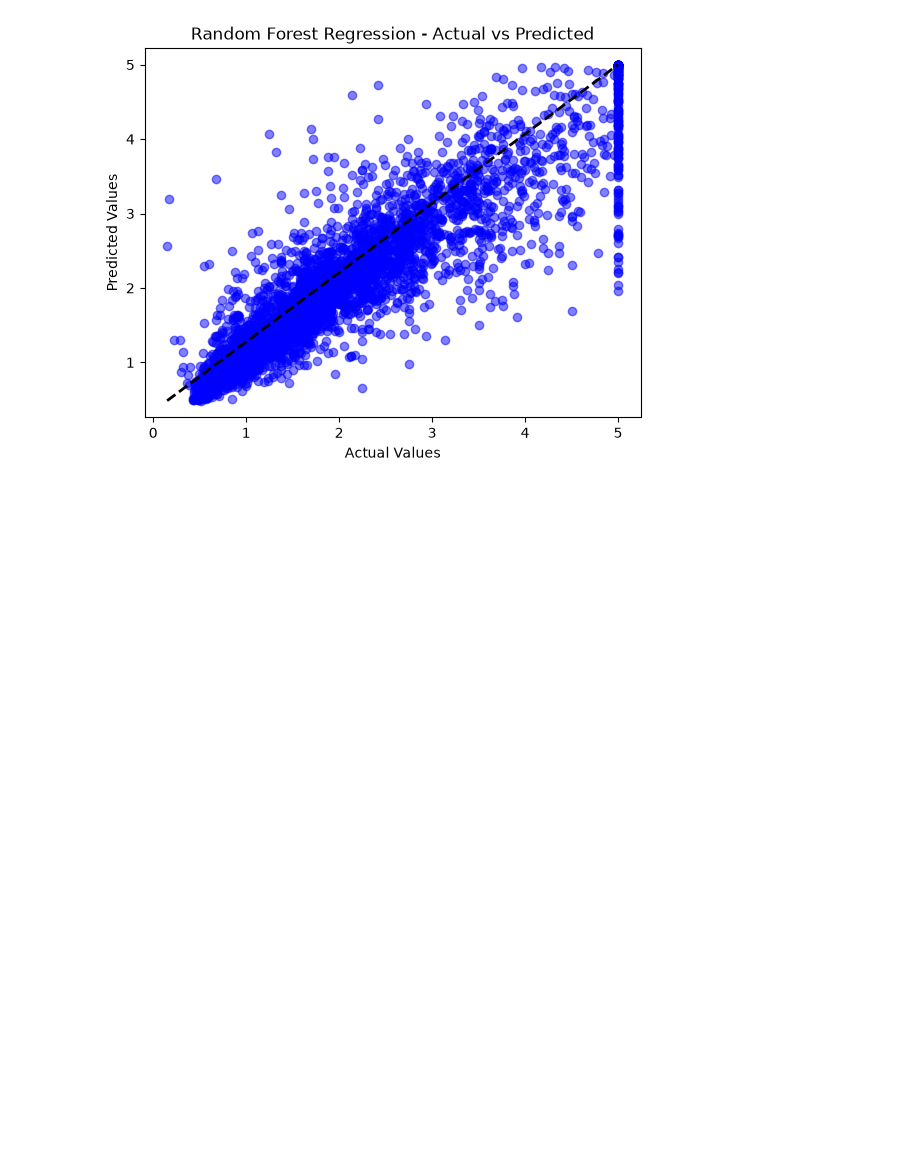
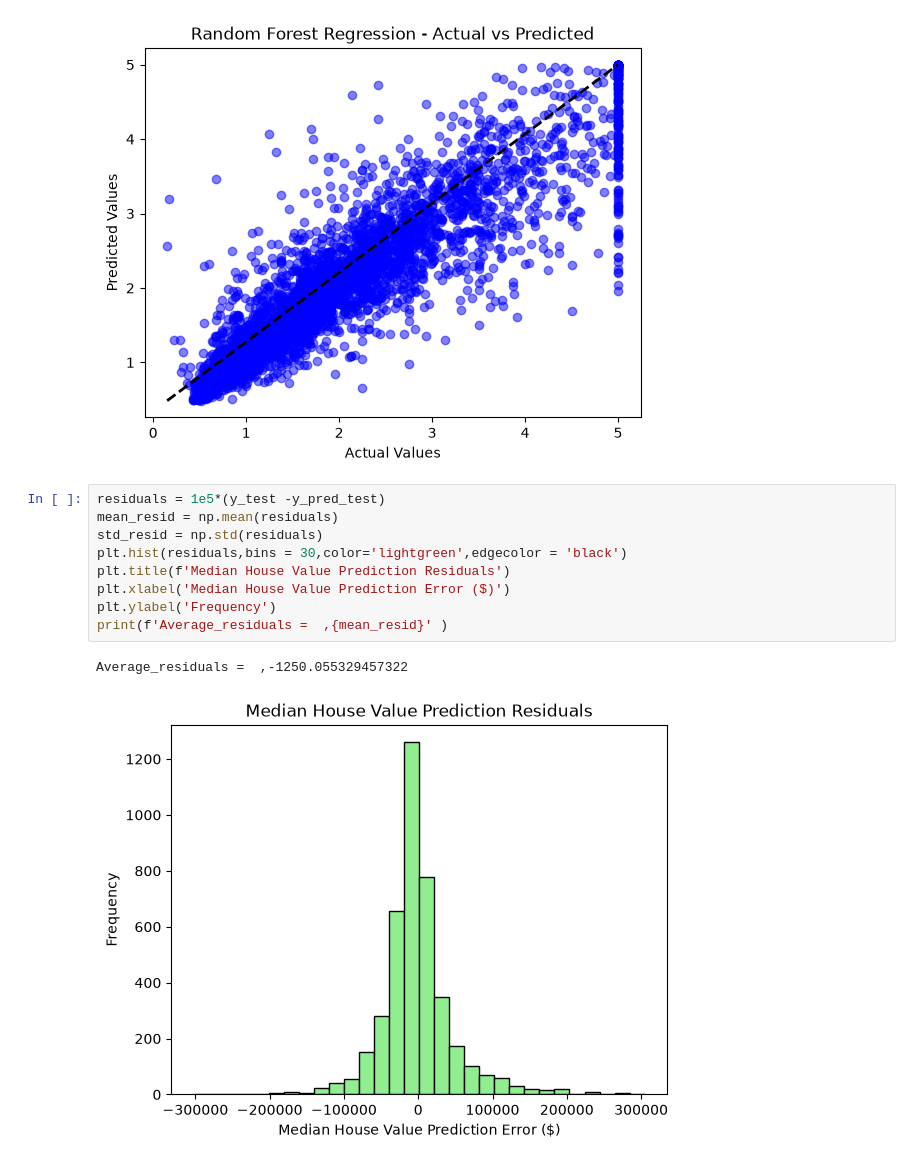
Before and after one commit to CyberWol-12/Machine_Learning_with_Python, a Jupyter notebook: 15.evaluating_random_forest_performance.ipynb, the cells around one changed output. Saved outputs shown, nothing was run; the diff lists cells and outputs as text; blank space fills up the shorter version.

Commit message:
residuals mean and standarda deviation

```diff
--- a/15.evaluating_random_forest_performance.ipynb
+++ b/15.evaluating_random_forest_performance.ipynb
@@ -75,3 +75,15 @@ plt.title("Random Forest Regression - Actual vs Predicted")
 plt.show()
 # %% [output]
 [figure]
+# %%
+residuals = 1e5*(y_test -y_pred_test)
+mean_resid = np.mean(residuals)
+std_resid = np.std(residuals)
+plt.hist(residuals,bins = 30,color='lightgreen',edgecolor = 'black')
+plt.title(f'Median House Value Prediction Residuals')
+plt.xlabel('Median House Value Prediction Error ($)')
+plt.ylabel('Frequency')
+print(f'Average_residuals =  ,{mean_resid}' )
+# %% [output]
+Average_residuals =  ,-1250.055329457322
+[figure, added]
```
